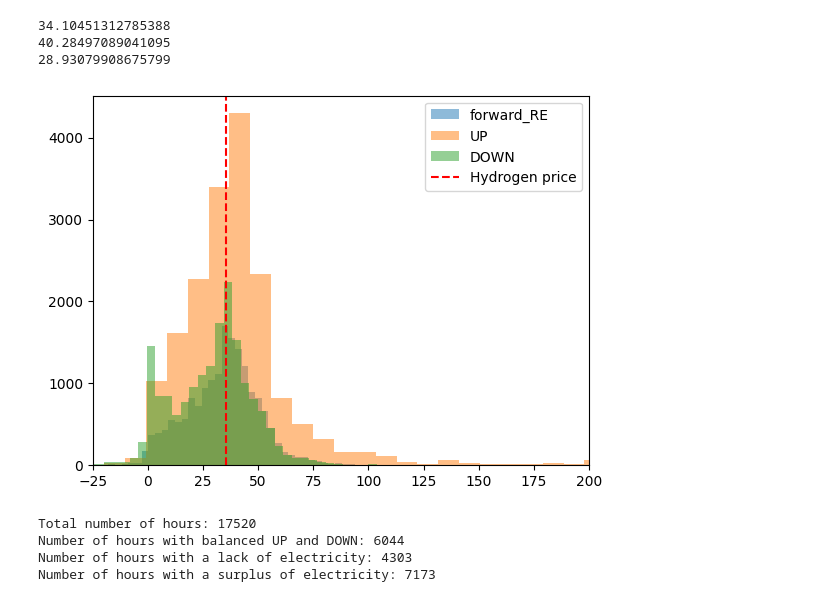
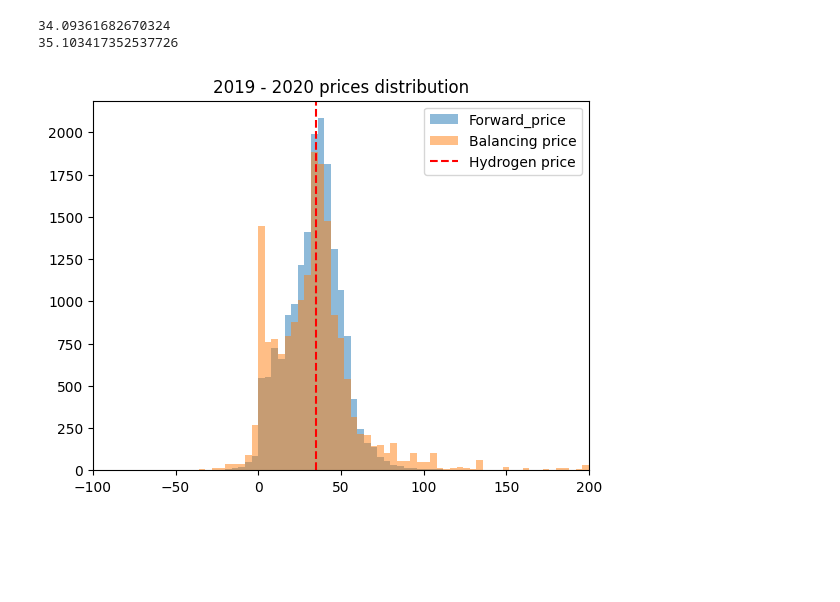
Before and after one commit to MGuckert/Real-time-adjustment-strategies-for-trading-wind-power-and-hydrogen, a Jupyter notebook: data/data_exploration.ipynb, the cells around one changed output. Drawn from its saved outputs; the diff is of its cells as text; code cells hidden in the pictures; blank space fills up the shorter version.

```diff
--- a/data/data_exploration.ipynb
+++ b/data/data_exploration.ipynb
@@ -3,6 +3,6 @@ import pandas as pd
 import numpy as np
 import matplotlib.pyplot as plt
 # %%
-df = pd.read_csv('./2020_data.csv', index_col=0)
-display(df.head(100))
+df = pd.read_csv('2019_2020/2020_data_with_imbalance.csv', index_col=0)
+display(df.head())
 # %% [output]
@@ -22,32 +15,21 @@ display(df.head(100))
 # %%
 # Investigate the UP and DOWN columns (mean, distribution, etc.)
 print(df['forward_RE'].mean())
-print(df['UP'].mean())
-print(df['DW'].mean())
+print(df['prices_SB'].mean())
 
+bin_edges = np.linspace(-200, 200, 101)
 # Plot the distribution of UP and DOWN
 plt.figure()
-plt.hist(df['forward_RE'], bins=100, alpha=0.5, label='Forward_price')
-plt.hist(df['UP'], bins=100, alpha=0.5, label='Up')
-plt.hist(df['DW'], bins=100, alpha=0.5, label='Down')
+plt.hist(df['forward_RE'], bins=bin_edges, alpha=0.5, label='Forward_price')
+
+plt.hist(df['prices_SB'], bins=bin_edges, alpha=0.5, label='Balancing price')
 # Add a vertical line for the price of hydrogen (35.2 €/MWh)
 plt.axvline(x=35.2, color='r', linestyle='--', label='Hydrogen price')
-plt.xlim(-25, 200)
+plt.xlim(-100, 200)
 plt.legend(loc='upper right')
+plt.title('2019 - 2020 prices distribution')
 plt.show()
 # %% [output]
-34.10451312785388
-40.28497089041095
-28.93079908675799
+34.09361682670324
+35.103417352537726
-[figure, old version]
+[figure, new version]
-# %%
-nb_hours_balanced = df[df['UP'] == df['DW']].shape[0]
-print(f"Total number of hours: {df.shape[0]}")
-print(f'Number of hours with balanced UP and DOWN: {nb_hours_balanced}')
-print(f'Number of hours with a lack of electricity: {df[df["UP"] > df["forward_RE"]].shape[0]}')
-print(f'Number of hours with a surplus of electricity: {df[df["DW"] < df["forward_RE"]].shape[0]}')
-# %% [output]
-Total number of hours: 17520
-Number of hours with balanced UP and DOWN: 6044
-Number of hours with a lack of electricity: 4303
-Number of hours with a surplus of electricity: 7173
```
Also changed, not shown: parts of 4 cells of this notebook, 2 other files.
